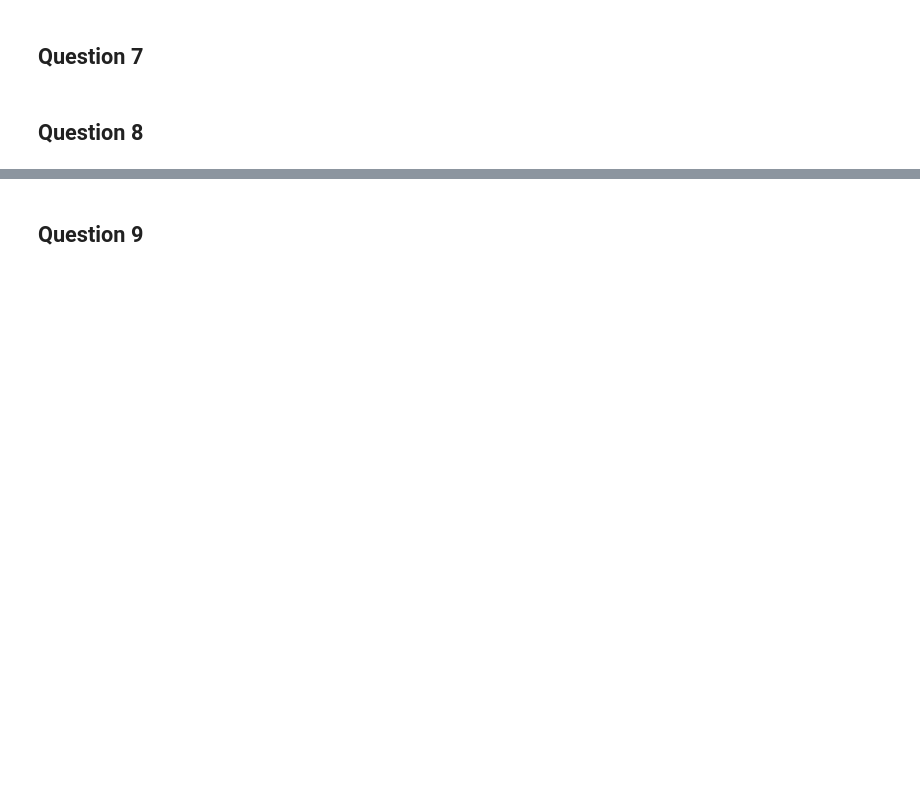
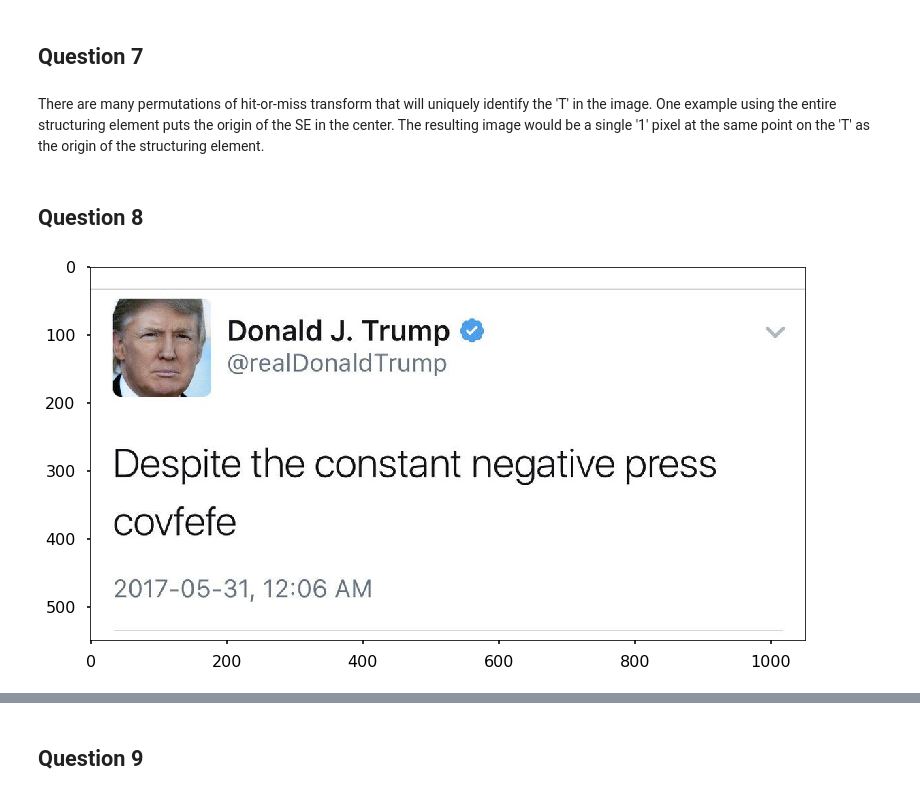
Before and after one commit to jnowaczek/ImageProcessing, a Jupyter notebook: Project 6.ipynb, the cells around one changed output, grey strips where cells are left out. Cells and saved outputs as stored; diff of their text form; code cells hidden in the pictures; blank space fills up the shorter version.

```diff
--- a/Project 6.ipynb
+++ b/Project 6.ipynb
@@ -116,4 +142,12 @@ plt.show()
 # %% [markdown]
 ## Question 7
+# %% [markdown]
+There are many permutations of hit-or-miss transform that will uniquely identify the 'T' in the image. One example using the entire structuring element puts the origin of the SE in the center. The resulting image would be a single '1' pixel at the same point on the 'T' as the origin of the structuring element.
 # %% [markdown]
 ## Question 8
+# %%
+covfefe = imageio.imread('./Project 6 images/covfefe.jpg')
+plt.imshow(covfefe)
+plt.show()
+# %% [output]
+[figure, added]
```
Also changed, not shown: parts of 18 cells of this notebook, 1 other file.
